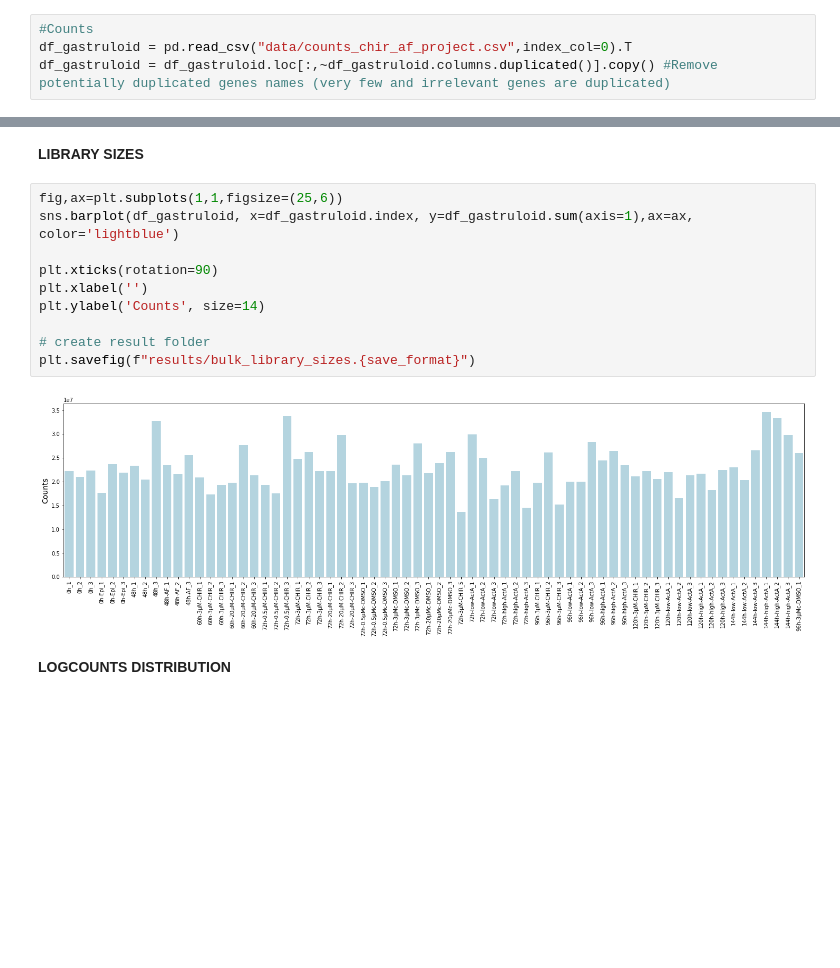
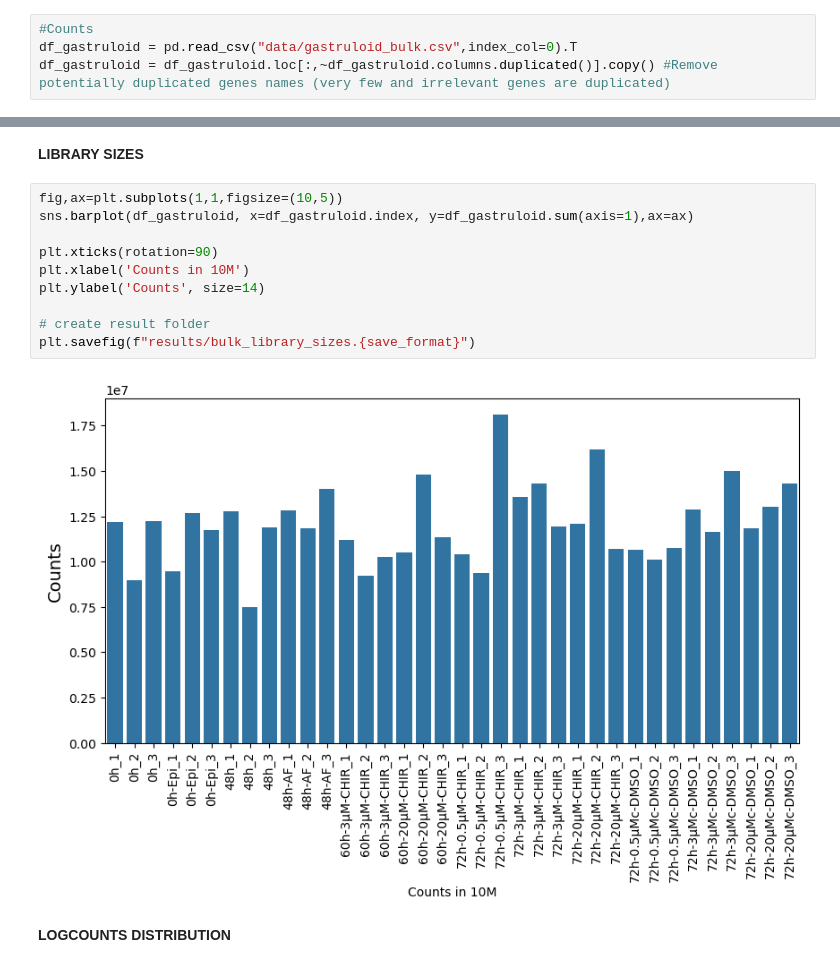
Before and after one commit to stembryo-lab/chiron_gastruloids_bulk_rna_seq, a Jupyter notebook: analysis/bulk_analysis.ipynb, the cells around one changed output, grey strips where cells are left out. Cells and saved outputs as stored; diff of their text form; blank space fills up the shorter version.

```diff
--- a/analysis/bulk_analysis.ipynb
+++ b/analysis/bulk_analysis.ipynb
@@ -20,7 +19,7 @@ save_format = "svg"
 For this analysis, we will only retain the samples from the 72h and the initial condition at 48h, immediately before Chiron treatment.
 # %%
 #Counts
-df_gastruloid = pd.read_csv("data/counts_chir_af_project.csv",index_col=0).T
+df_gastruloid = pd.read_csv("data/gastruloid_bulk.csv",index_col=0).T
 df_gastruloid = df_gastruloid.loc[:,~df_gastruloid.columns.duplicated()].copy() #Remove potentially duplicated genes names (very few and irrelevant genes are duplicated)
 # %%
 #Metadata
@@ -41,17 +40,17 @@ Genes in dataset: 39334
 # %% [markdown]
 **LIBRARY SIZES**
 # %%
-fig,ax=plt.subplots(1,1,figsize=(25,6))
-sns.barplot(df_gastruloid, x=df_gastruloid.index, y=df_gastruloid.sum(axis=1),ax=ax, color='lightblue')
+fig,ax=plt.subplots(1,1,figsize=(10,5))
+sns.barplot(df_gastruloid, x=df_gastruloid.index, y=df_gastruloid.sum(axis=1),ax=ax)
 
 plt.xticks(rotation=90)
-plt.xlabel('')
+plt.xlabel('Counts in 10M')
 plt.ylabel('Counts', size=14)
 
 # create result folder
 plt.savefig(f"results/bulk_library_sizes.{save_format}")
 # %% [output]
-[figure, old version]
+[figure, new version]
 # %% [markdown]
 **LOGCOUNTS DISTRIBUTION**
 # %%
```
Also changed, not shown: parts of 59 cells of this notebook.
